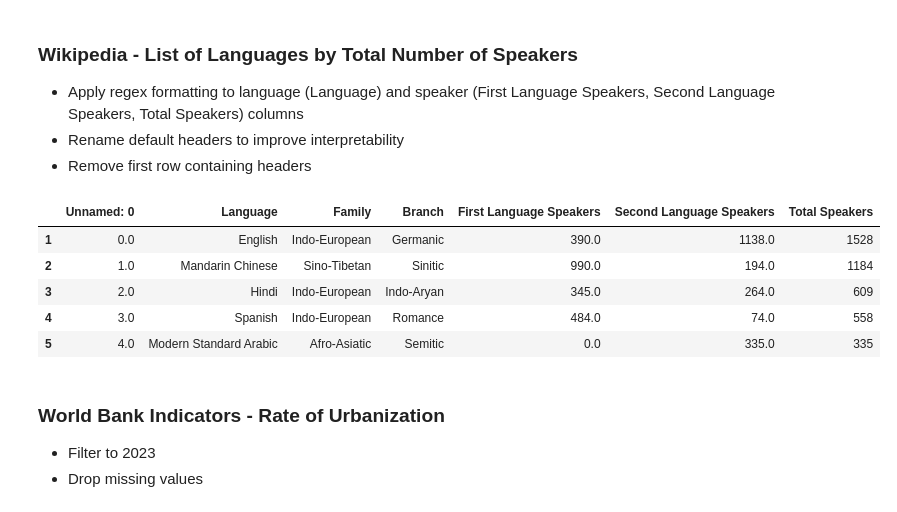
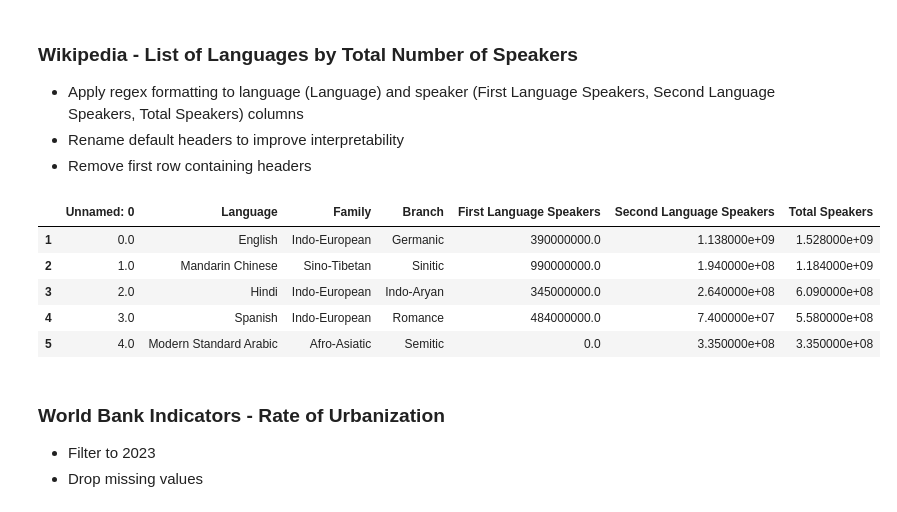
Before and after one commit to helinyilmaz/Language-Endangerment-Prediction, a Jupyter notebook: Data Cleaning/data-cleaning.ipynb, the cells around one changed output. Drawn from its saved outputs; the diff is of its cells as text; code cells hidden in the pictures.

Commit message:
Multiplying Non Endangered speaker counts by 1M and adding updated dataset

```diff
--- a/Data Cleaning/data-cleaning.ipynb
+++ b/Data Cleaning/data-cleaning.ipynb
@@ -242,26 +242,31 @@ df2_cleaned.head()
 # %%
 df3 = pd.read_csv("../Data/speaker_count.csv")
 
 # clean df3
 df3.replace('—', pd.NA, inplace=True)
 df3_cleaned = df3.copy()
 for col in df3.columns:
     if col == 'Language':
         df3_cleaned[col] = df3[col].apply(clean_language_text)
-    if col in ['Numbers of speakers (millions)', 'Numbers of speakers (millions).1', 'Total Speakers']:
+    if col in ['Numbers of speakers (millions)', 'Numbers of speakers (millions).1', 'Numbers of speakers (millions).2']:
         df3_cleaned[col] = df3[col].apply(clean_number_text)
+
+# multiply speaker counts by 1,000,000
+cols_to_multiply = ['Numbers of speakers (millions)', 'Numbers of speakers (millions).1', 'Numbers of speakers (millions).2']
+for col in cols_to_multiply:
+    df3_cleaned[col] = pd.to_numeric(df3_cleaned[col], errors='coerce') * 1_000_000
 
 # remove header row
 df3_cleaned = df3_cleaned[1:]
 df3_cleaned.rename(columns = {'Numbers of speakers (millions)': 'First Language Speakers', 'Numbers of speakers (millions).1': 'Second Language Speakers', 'Numbers of speakers (millions).2': 'Total Speakers'}, inplace=True)
 df3_cleaned.head()
 # %% [output]
 |  | Unnamed: 0 | Language | Family | Branch | First Language Speakers | Second Language Speakers | Total Speakers |
-| 1 | 0.0 | English | Indo-European | Germanic | 390.0 | 1138.0 | 1528 |
-| 2 | 1.0 | Mandarin Chinese | Sino-Tibetan | Sinitic | 990.0 | 194.0 | 1184 |
-| 3 | 2.0 | Hindi | Indo-European | Indo-Aryan | 345.0 | 264.0 | 609 |
-| 4 | 3.0 | Spanish | Indo-European | Romance | 484.0 | 74.0 | 558 |
-| 5 | 4.0 | Modern Standard Arabic | Afro-Asiatic | Semitic | 0.0 | 335.0 | 335 |
+| 1 | 0.0 | English | Indo-European | Germanic | 390000000.0 | 1.138000e+09 | 1.528000e+09 |
+| 2 | 1.0 | Mandarin Chinese | Sino-Tibetan | Sinitic | 990000000.0 | 1.940000e+08 | 1.184000e+09 |
+| 3 | 2.0 | Hindi | Indo-European | Indo-Aryan | 345000000.0 | 2.640000e+08 | 6.090000e+08 |
+| 4 | 3.0 | Spanish | Indo-European | Romance | 484000000.0 | 7.400000e+07 | 5.580000e+08 |
+| 5 | 4.0 | Modern Standard Arabic | Afro-Asiatic | Semitic | 0.0 | 3.350000e+08 | 3.350000e+08 |
 # %% [markdown]
 ### World Bank Indicators - Rate of Urbanization
 - Filter to 2023
```
Also changed, not shown: parts of 1 cell of this notebook, 1 other file.
